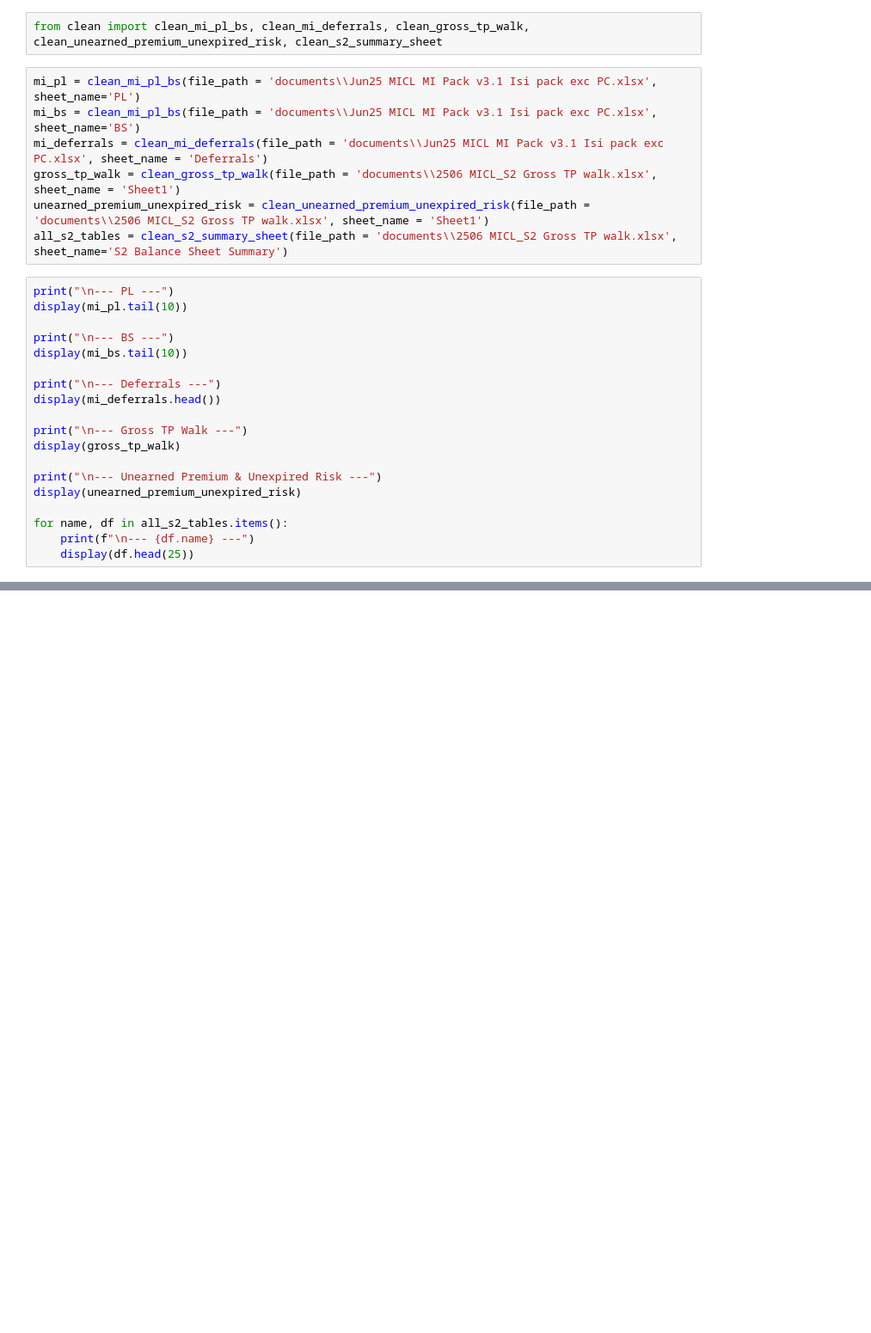
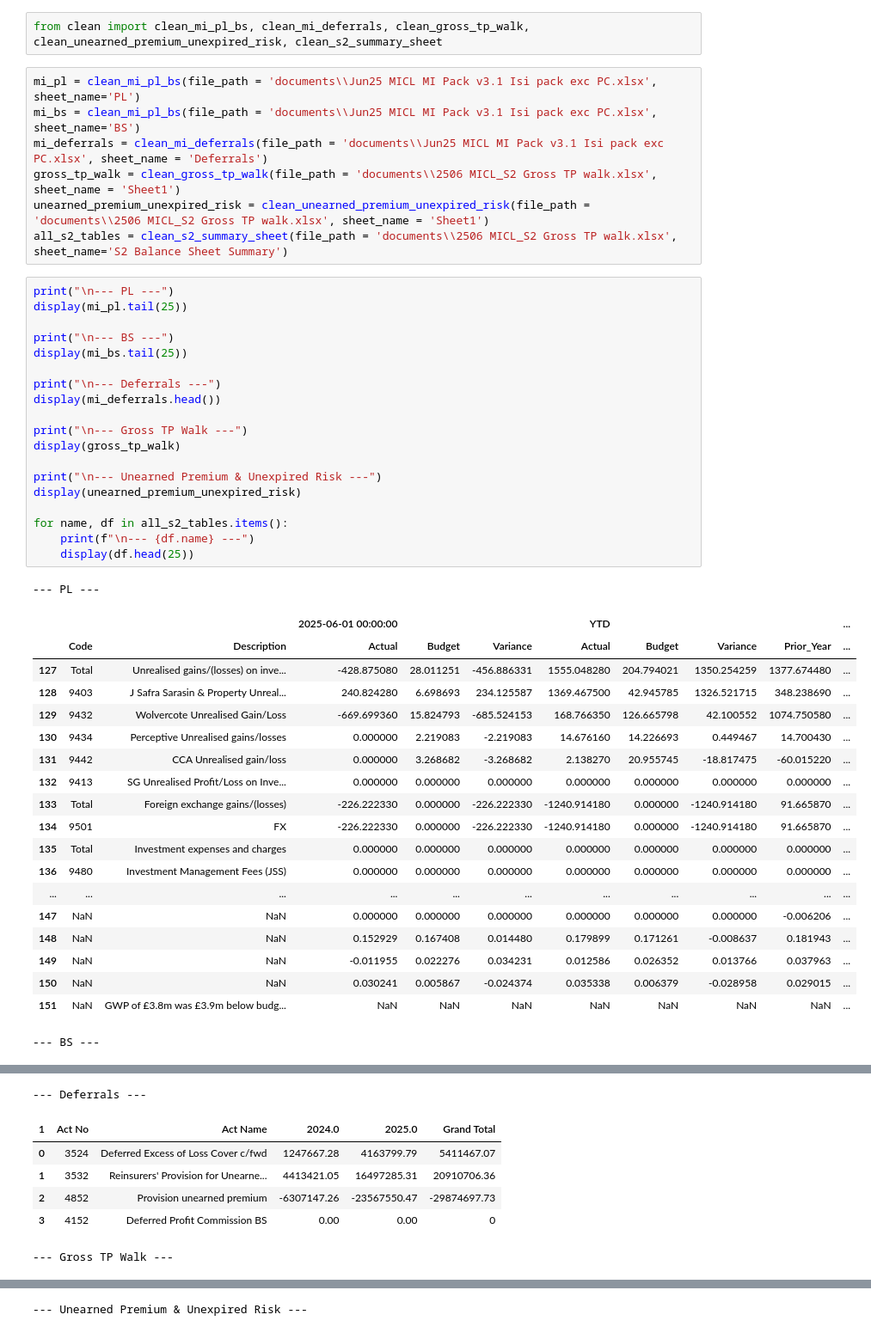
Before and after one commit to blazeitbobby/repo, a Jupyter notebook: import_files.ipynb, the cells around one changed output, grey strips where cells are left out. Shown at 86% size. Saved outputs shown, nothing was run; the diff lists cells and outputs as text; blank space fills up the shorter version.

```diff
--- a/import_files.ipynb
+++ b/import_files.ipynb
@@ -9,20 +9,41 @@ unearned_premium_unexpired_risk = clean_unearned_premium_unexpired_risk(file_pat
 all_s2_tables = clean_s2_summary_sheet(file_path = 'documents\\2506 MICL_S2 Gross TP walk.xlsx', sheet_name='S2 Balance Sheet Summary')
 # %%
 print("\n--- PL ---")
-display(mi_pl.tail(10))
+display(mi_pl.tail(25))
 
 print("\n--- BS ---")
-display(mi_bs.tail(10))
+display(mi_bs.tail(25))
 
 print("\n--- Deferrals ---")
 display(mi_deferrals.head())
 
 print("\n--- Gross TP Walk ---")
 display(gross_tp_walk)
 
 print("\n--- Unearned Premium & Unexpired Risk ---")
 display(unearned_premium_unexpired_risk)
 
 for name, df in all_s2_tables.items():
     print(f"\n--- {df.name} ---")
     display(df.head(25))
+# %% [output]
+--- PL ---
+|  |  |  | 2025-06-01 00:00:00 |  |  | YTD |  |  |  | ... |
+|  | Code | Description | Actual | Budget | Variance | Actual | Budget | Variance | Prior_Year | ... |
+| 127 | Total | Unrealised gains/(losses) on inve... | -428.875080 | 28.011251 | -456.886331 | 1555.048280 | 204.794021 | 1350.254259 | 1377.674480 | ... |
+| 128 | 9403 | J Safra Sarasin & Property Unreal... | 240.824280 | 6.698693 | 234.125587 | 1369.467500 | 42.945785 | 1326.521715 | 348.238690 | ... |
+| 129 | 9432 | Wolvercote Unrealised Gain/Loss | -669.699360 | 15.824793 | -685.524153 | 168.766350 | 126.665798 | 42.100552 | 1074.750580 | ... |
+| 130 | 9434 | Perceptive Unrealised gains/losses | 0.000000 | 2.219083 | -2.219083 | 14.676160 | 14.226693 | 0.449467 | 14.700430 | ... |
+| 131 | 9442 | CCA Unrealised gain/loss | 0.000000 | 3.268682 | -3.268682 | 2.138270 | 20.955745 | -18.817475 | -60.015220 | ... |
+| 132 | 9413 | SG Unrealised Profit/Loss on Inve... | 0.000000 | 0.000000 | 0.000000 | 0.000000 | 0.000000 | 0.000000 | 0.000000 | ... |
+| 133 | Total | Foreign exchange gains/(losses) | -226.222330 | 0.000000 | -226.222330 | -1240.914180 | 0.000000 | -1240.914180 | 91.665870 | ... |
+| 134 | 9501 | FX | -226.222330 | 0.000000 | -226.222330 | -1240.914180 | 0.000000 | -1240.914180 | 91.665870 | ... |
+| 135 | Total | Investment expenses and charges | 0.000000 | 0.000000 | 0.000000 | 0.000000 | 0.000000 | 0.000000 | 0.000000 | ... |
+| 136 | 9480 | Investment Management Fees (JSS) | 0.000000 | 0.000000 | 0.000000 | 0.000000 | 0.000000 | 0.000000 | 0.000000 | ... |
+| ... | ... | ... | ... | ... | ... | ... | ... | ... | ... | ... |
+| 147 | NaN | NaN | 0.000000 | 0.000000 | 0.000000 | 0.000000 | 0.000000 | 0.000000 | -0.006206 | ... |
+| 148 | NaN | NaN | 0.152929 | 0.167408 | 0.014480 | 0.179899 | 0.171261 | -0.008637 | 0.181943 | ... |
+| 149 | NaN | NaN | -0.011955 | 0.022276 | 0.034231 | 0.012586 | 0.026352 | 0.013766 | 0.037963 | ... |
+| 150 | NaN | NaN | 0.030241 | 0.005867 | -0.024374 | 0.035338 | 0.006379 | -0.028958 | 0.029015 | ... |
+| 151 | NaN | GWP of £3.8m was £3.9m below budg... | NaN | NaN | NaN | NaN | NaN | NaN | NaN | ... |
+--- BS ---
@@ -28,0 +68,7 @@ for name, df in all_s2_tables.items():
+--- Deferrals ---
+| 1 | Act No | Act Name | 2024.0 | 2025.0 | Grand Total |
+| 0 | 3524 | Deferred Excess of Loss Cover c/fwd | 1247667.28 | 4163799.79 | 5411467.07 |
+| 1 | 3532 | Reinsurers' Provision for Unearne... | 4413421.05 | 16497285.31 | 20910706.36 |
+| 2 | 4852 | Provision unearned premium | -6307147.26 | -23567550.47 | -29874697.73 |
+| 3 | 4152 | Deferred Profit Commission BS | 0.00 | 0.00 | 0 |
+--- Gross TP Walk ---
@@ -28,0 +92 @@ for name, df in all_s2_tables.items():
+--- Unearned Premium & Unexpired Risk ---
```
Also changed, not shown: parts of 1 cell of this notebook, 2 other files.
